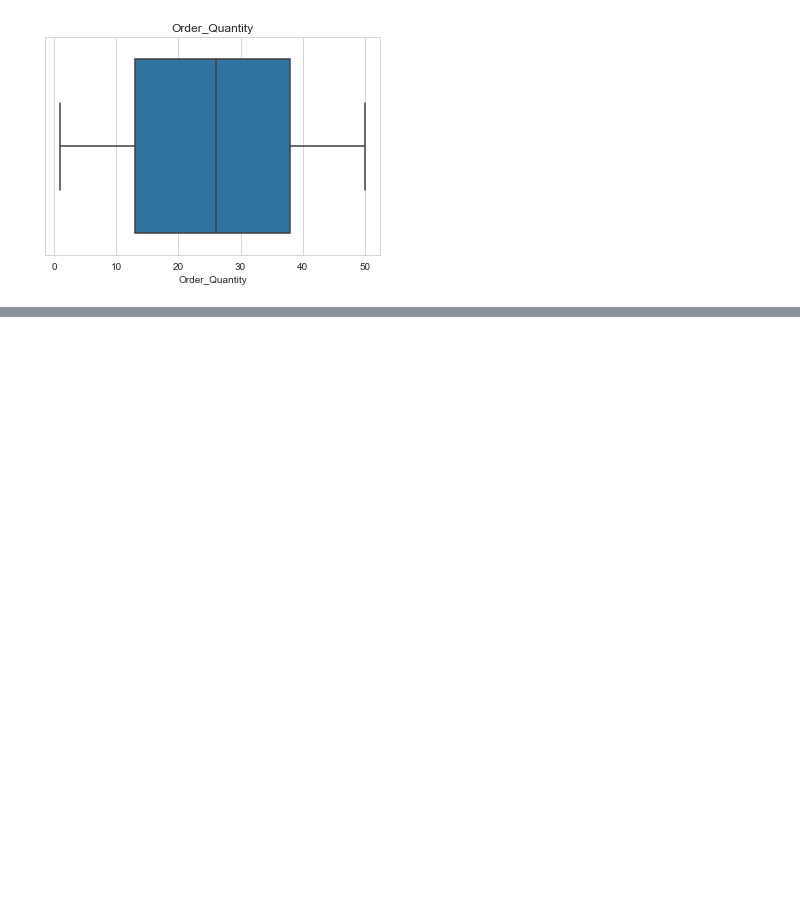
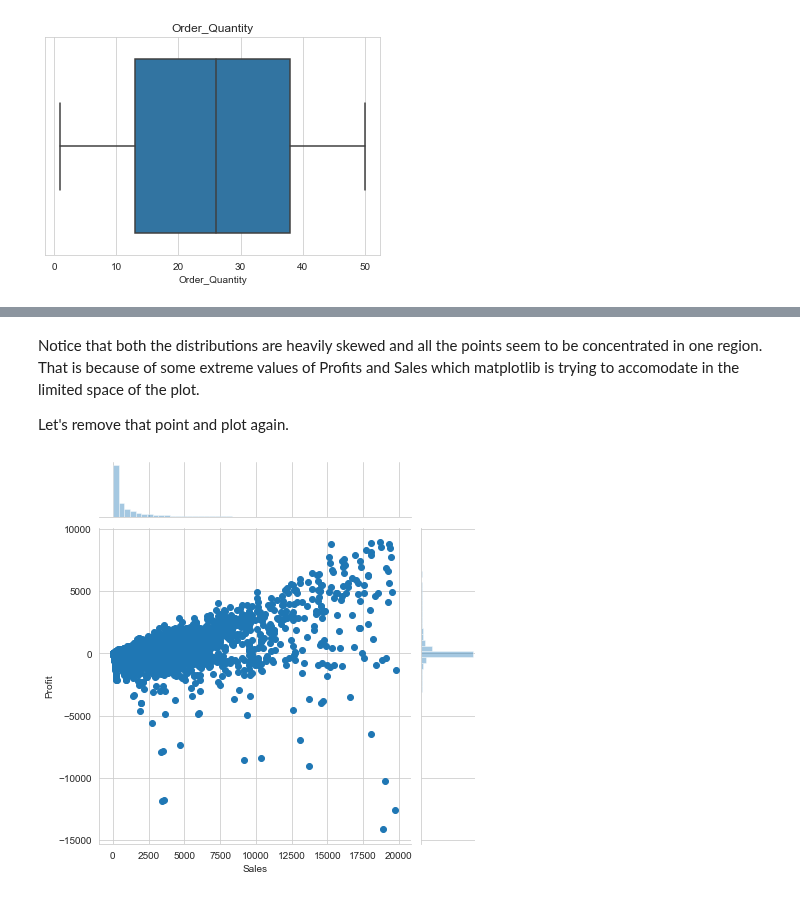
Before and after one commit to R-aryan/Machine_Learning_Crash_Course, a Jupyter notebook: Data Visualization/Seaborn_Introduction.ipynb, the cells around one changed output, grey strips where cells are left out. Cells and saved outputs as stored; diff of their text form; code cells hidden in the pictures; blank space fills up the shorter version.

```diff
--- a/Data Visualization/Seaborn_Introduction.ipynb
+++ b/Data Visualization/Seaborn_Introduction.ipynb
@@ -99,0 +121,12 @@ plt.show()
+# %% [markdown]
+Notice that both the distributions are heavily skewed and all the points seem to be concentrated in one region. That is because of some extreme values of Profits and Sales which matplotlib is trying to accomodate in the limited space of the plot.
+
+Let's remove that point and plot again.
+# %%
+# remove points having extreme values
+df = df[(df.Profit < 10000) & (df.Sales < 20000)]
+
+sns.jointplot('Sales', 'Profit', df)
+plt.show()
+# %% [output]
+[figure, added]
```
Also changed, not shown: parts of 3 cells of this notebook.
